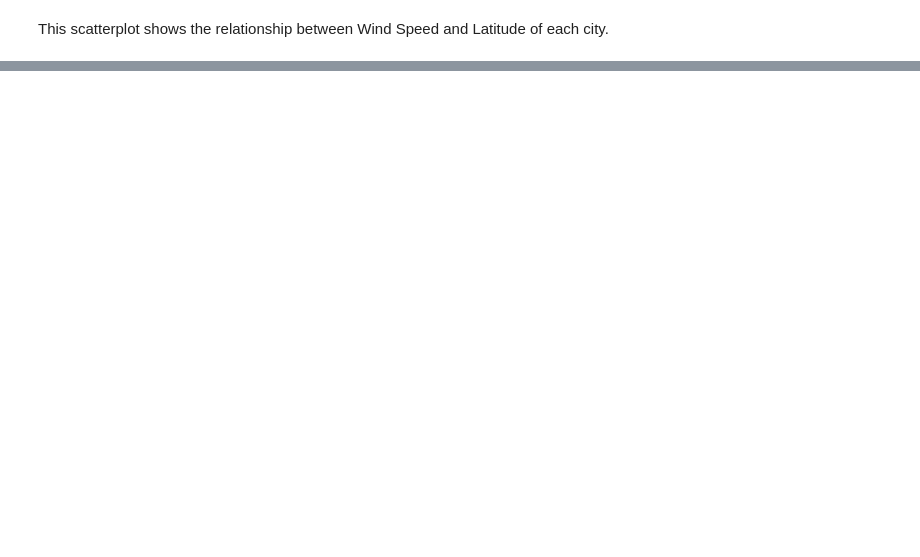
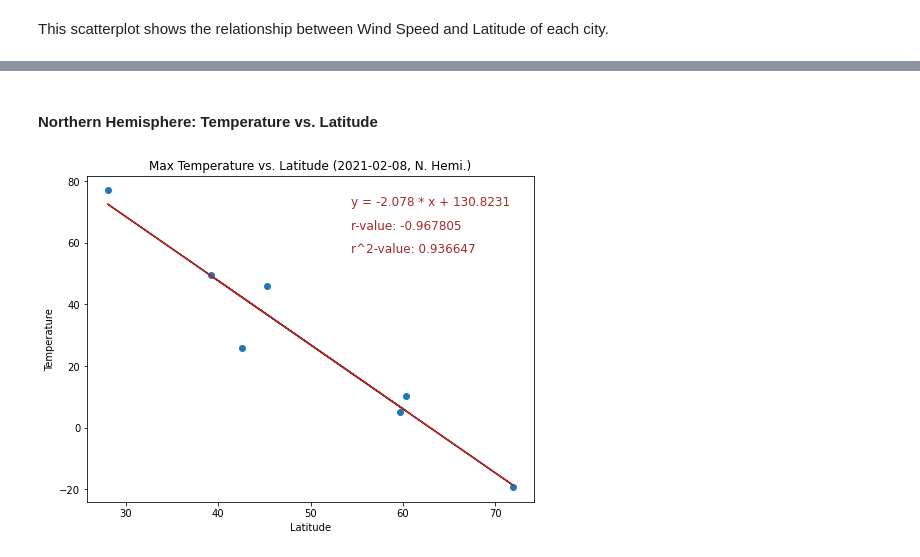
Before and after one commit to drbernal47/python-api-challenge, a Jupyter notebook: WeatherPy/WeatherPy.ipynb, the cells around one changed output, grey strips where cells are left out. Saved outputs shown, nothing was run; the diff lists cells and outputs as text; code cells hidden in the pictures; blank space fills up the shorter version.

```diff
--- a/WeatherPy/WeatherPy.ipynb
+++ b/WeatherPy/WeatherPy.ipynb
@@ -187,0 +210,33 @@ plt.show()
+# %%
+# Create a DataFrame for each hemisphere
+
+north_df = weather_df.loc[weather_df["Latitude"]>0]
+
+south_df = weather_df.loc[weather_df["Latitude"]<0]
+# %% [markdown]
+#### Northern Hemisphere: Temperature vs. Latitude
+# %%
+x_values = north_df["Latitude"]
+y_values = north_df["Max Temperature (°F)"]
+
+plt.figure(figsize=(8,6))
+plt.scatter(x_values, y_values)
+plt.title(f'Max Temperature vs. Latitude ({retrieval_date}, N. Hemi.)')
+plt.xlabel("Latitude")
+plt.ylabel("Temperature")
+
+(slope, intercept, rvalue, pvalue, stderr) = linregress(x_values, y_values)
+regress_values = slope * x_values + intercept
+plt.plot(x_values, regress_values,color="brown")
+
+x = max(x_values)-.4*(max(x_values)-min(x_values))
+y_range = (max(y_values)- min(y_values))
+
+plt.text(x,max(y_values)-y_range*.05,f"y = {round(slope,4)} * x + {round(intercept,4)}",c="brown",size=12)
+plt.text(x,max(y_values)-y_range*.13,f"r-value: {round(rvalue,6)}",c="brown",size=12)
+plt.text(x,max(y_values)-y_range*.21,f"r^2-value: {round(rvalue**2,6)}",c="brown",size=12)
+
+plt.savefig("output_data/Temperature_vs_Latitude_North.png")
+plt.show()
+# %% [output]
+[figure, added]
```
Also changed, not shown: parts of 11 cells of this notebook, 6 other files.
